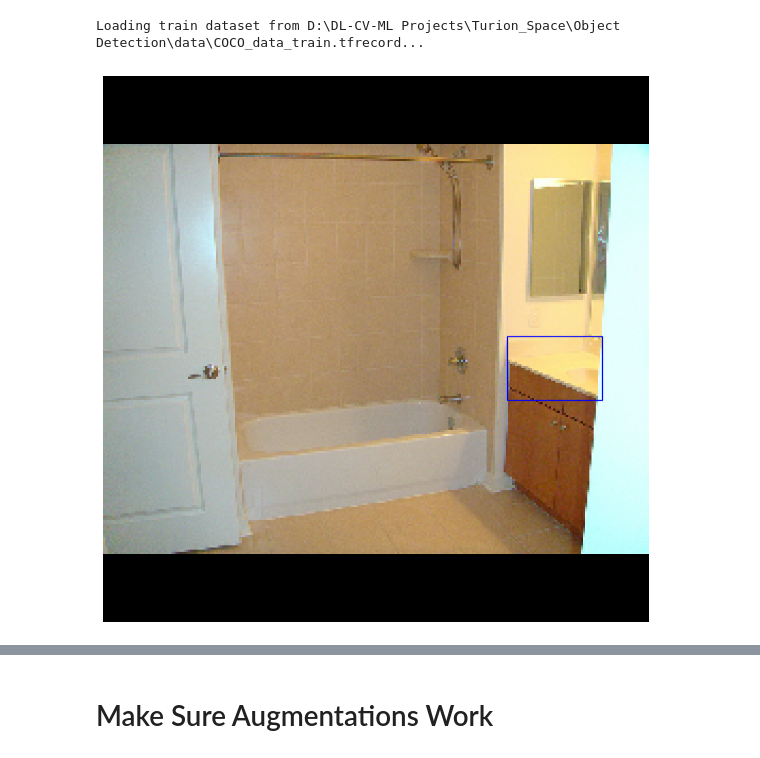
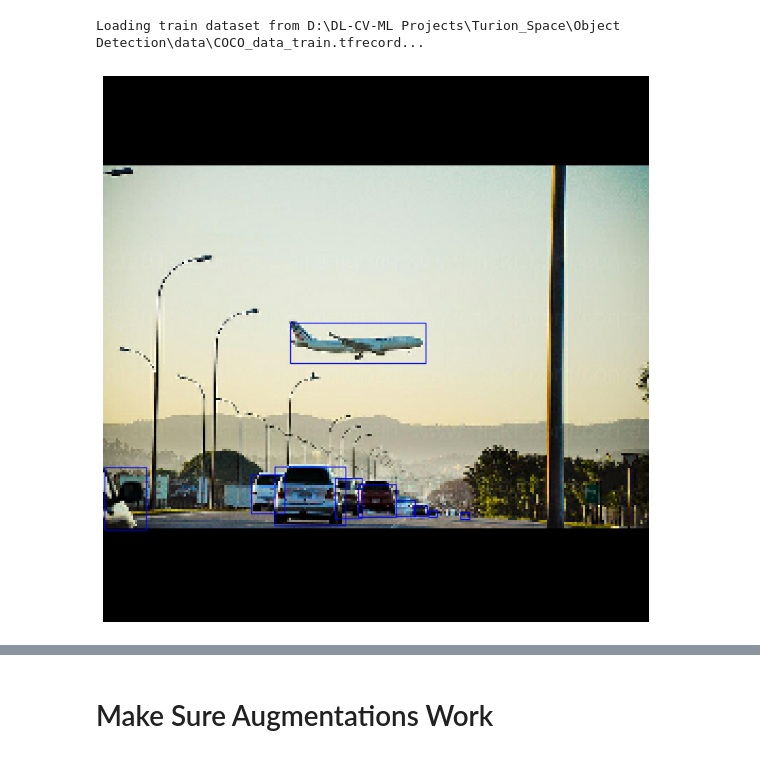
Before and after one commit to gmangonz/Object-Detection, a Jupyter notebook: test.ipynb, the cells around one changed output, grey strips where cells are left out. Cells and saved outputs as stored; diff of their text form; code cells hidden in the pictures.

```diff
--- a/test.ipynb
+++ b/test.ipynb
@@ -66,15 +66,15 @@ tmvm = iter(ds_train)
 # %%
 kvsdk = next(tmvm)
 # %%
-i = 1
+i = 0
 img_to_test = kvsdk[0][i]
 its_bboxes = kvsdk[1][i]
 img_y = img_to_test.shape[0]
 img_x = img_to_test.shape[1]
 scale = tf.constant([img_y, img_x, img_y, img_x], dtype=tf.float32)
 visualize_boxes(img_to_test, its_bboxes[..., :-1]*scale, figsize=(10, 10), linewidth=1, color=[0, 0, 1])
 # %% [output]
-[figure, old version]
+[figure, new version]
 # %%
 grid_sizes = [8, 16, 32] # [8, 16, 32], [13, 26, 52]
 NORMALIZED_ANCHORS = [[(0.28, 0.22), (0.38, 0.48), (0.9, 0.78)],
```
Also changed, not shown: parts of 6 cells of this notebook, 2 other files.
